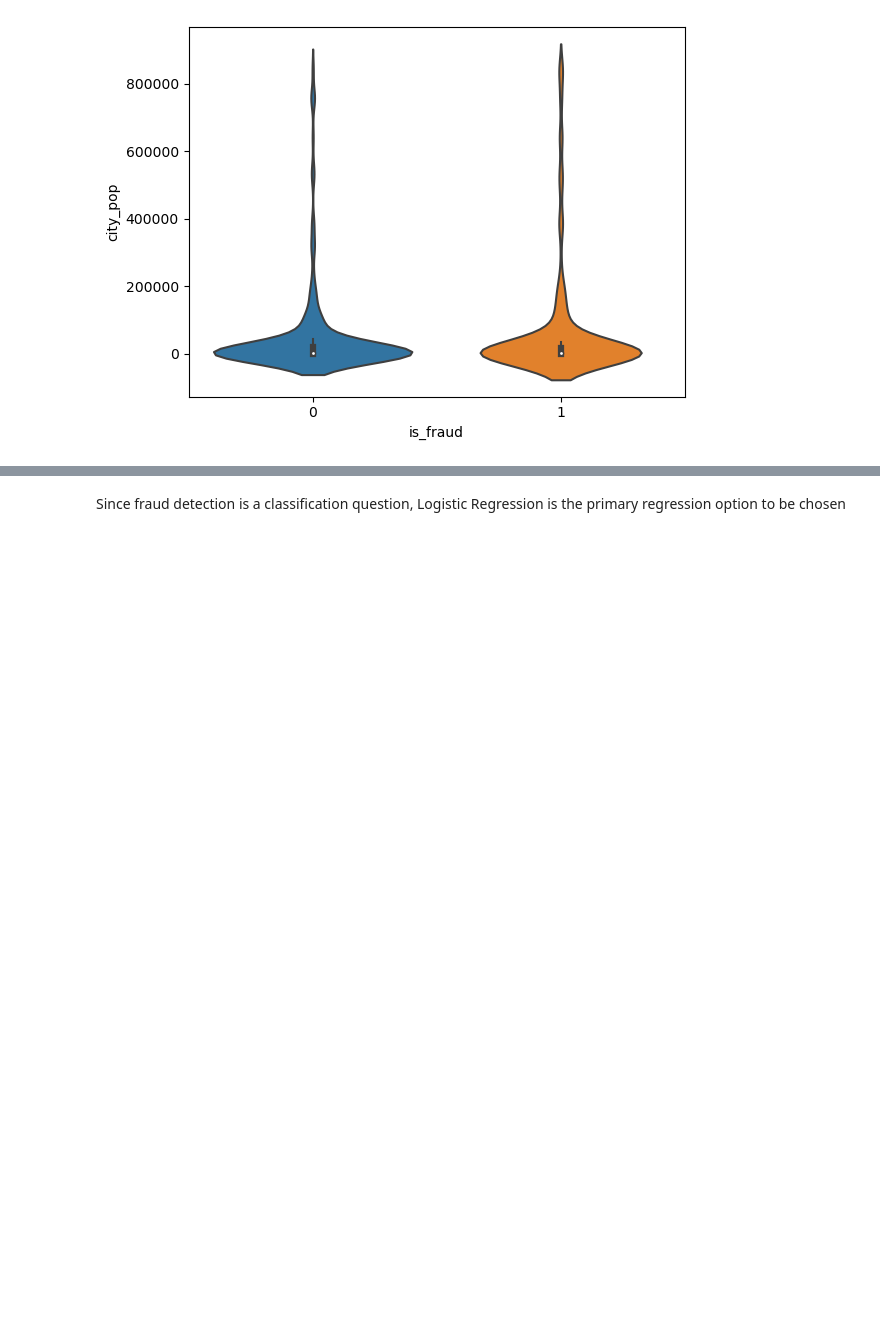
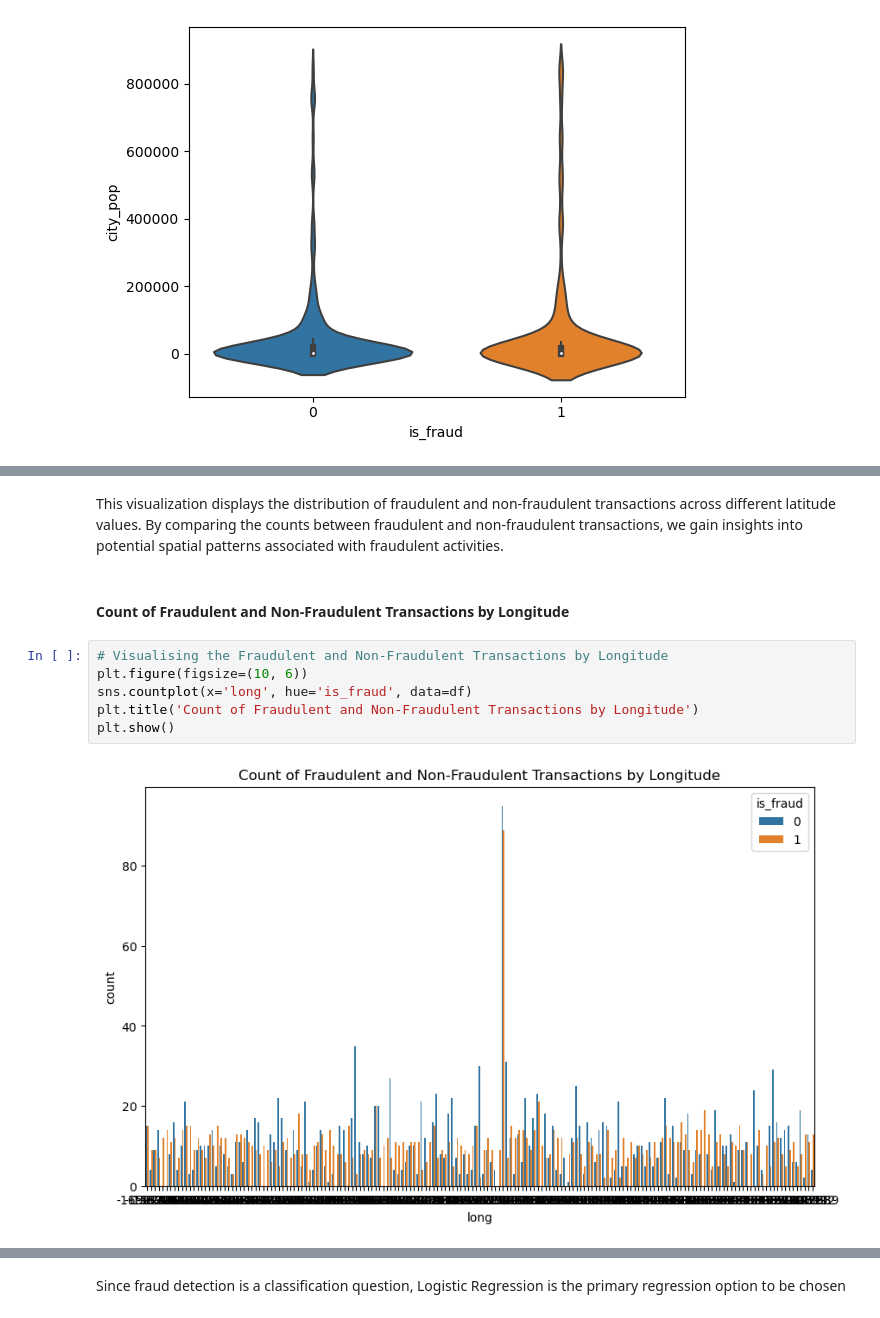
Before and after one commit to muthanna994/Credit-Card-Capstone-II-Springboard, a Jupyter notebook: Copestone II EDA .ipynb, the cells around one changed output, grey strips where cells are left out. Cells and saved outputs as stored; diff of their text form; blank space fills up the shorter version.

```diff
--- a/Copestone II EDA .ipynb
+++ b/Copestone II EDA .ipynb
@@ -200,0 +236,12 @@ plt.show()
+# %% [markdown]
+This visualization displays the distribution of fraudulent and non-fraudulent transactions across different latitude values. By comparing the counts between fraudulent and non-fraudulent transactions, we gain insights into potential spatial patterns associated with fraudulent activities.
+# %% [markdown]
+#### Count of Fraudulent and Non-Fraudulent Transactions by Longitude
+# %%
+# Visualising the Fraudulent and Non-Fraudulent Transactions by Longitude
+plt.figure(figsize=(10, 6))
+sns.countplot(x='long', hue='is_fraud', data=df)
+plt.title('Count of Fraudulent and Non-Fraudulent Transactions by Longitude')
+plt.show()
+# %% [output]
+[figure, added]
```
Also changed, not shown: parts of 39 cells of this notebook.
